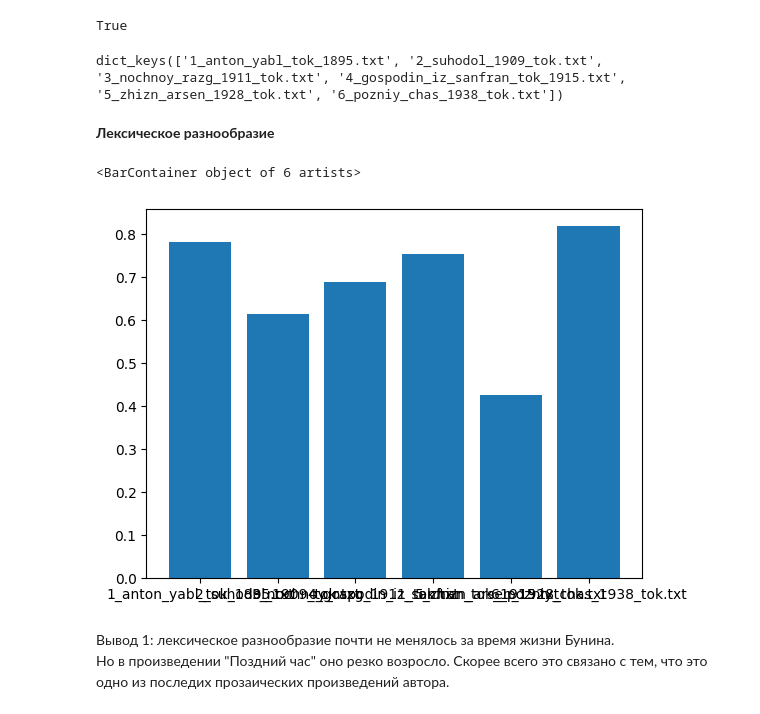
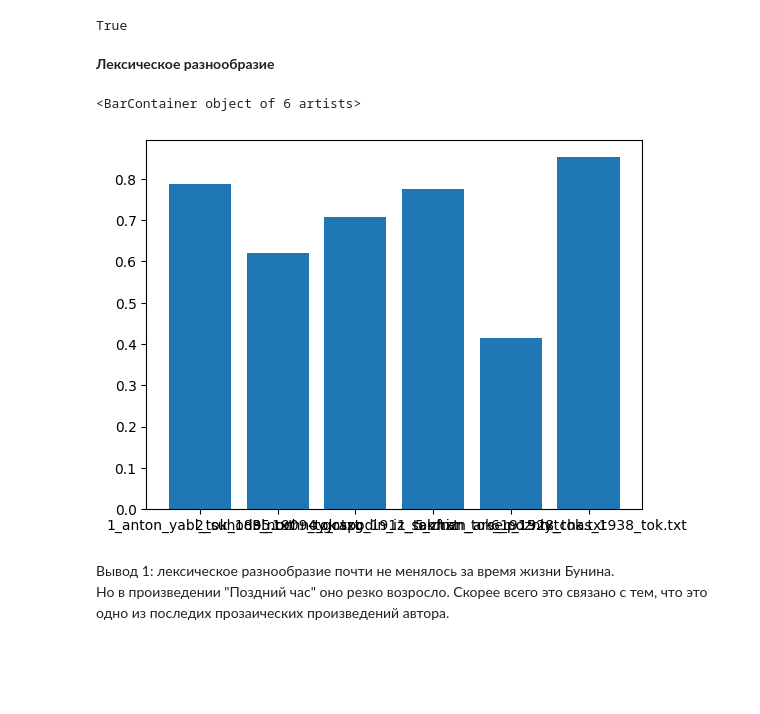
Before and after one commit to JulieWasNotAvailable/School_X_Python, a Jupyter notebook: homeworks_practices/morph.ipynb, the cells around one changed output. Saved outputs shown, nothing was run; the diff lists cells and outputs as text; code cells hidden in the pictures; blank space fills up the shorter version.

```diff
--- a/homeworks_practices/morph.ipynb
+++ b/homeworks_practices/morph.ipynb
@@ -19,16 +19,20 @@ True
 # %%
 nlp = spacy.load('ru_core_news_sm')
 stop = stopwords.words("russian")
+# %%
+stop.extend(["около", "это"])
 # %%
 def clean_tokenizer(adress):
     text = open(adress, "r", encoding = "utf-8").read()
-    text = WhitespaceTokenizer().tokenize(text)
-    words_filtered = [word for word in text if word not in stop]
+    text = text.lower()
+    text1 = WhitespaceTokenizer().tokenize(text)
+    words_filtered = [word for word in text1 if word not in stop]
 
     new = []
     for word in words_filtered:
-        if "\n" in word or "I" in word or "--" in word\
-                        or "—" in word or chr(8211) in word:
+        if "\n" in word or "I" in word or "--" in word or "—" in word or "-" in word\
+            or chr(8211) in word or chr(8230) in word or chr(1080) in word\
+                or "своей" in word or "очень" in word:
             words_filtered.remove(word)
             continue
         if "." in word:
@@ -52,24 +56,24 @@ d = {}
 for filename in os.scandir("6_texts"):
         d["{}".format(filename.name)] = clean_tokenizer(filename.path)
 #я не спёрла из интернета, я подсмотрела и научилась
-d.keys()
-# %% [output]
-dict_keys(['1_anton_yabl_tok_1895.txt', '2_suhodol_1909_tok.txt', '3_nochnoy_razg_1911_tok.txt', '4_gospodin_iz_sanfran_tok_1915.txt', '5_zhizn_arsen_1928_tok.txt', '6_pozniy_chas_1938_tok.txt'])
 # %% [markdown]
 **Лексическое разнообразие** <br>
 # %%
 def word_variety (text):
     unique = len(set(text))/len(text)
     return unique
 
 texts_v = []
 for key in d.keys():
     texts_v.append(word_variety(d[key]))
 
-plt.bar(list(d.keys()), texts_v)
+x_axiss = ['1_anton_yabl_tok_1895.txt', '2_suhodol_1909_tok.txt', '3_nochnoy_razg_1911_tok.txt',\
+           '4_gospodin_iz_sanfran_tok_1915.txt', '5_zhizn_arsen_1928_tok.txt', '6_pozniy_chas_1938_tok.txt']
+
+plt.bar(x_axiss, texts_v)
 # %% [output]
 <BarContainer object of 6 artists>
-[figure, old version]
+[figure, new version]
 # %% [markdown]
 Вывод 1: лексическое разнообразие почти не менялось за время жизни Бунина. <br>
 Но в произведении "Поздний час" оно резко возросло. Скорее всего это связано с тем, что это одно из последих прозаических произведений автора.
```
Also changed, not shown: parts of 14 cells of this notebook.
